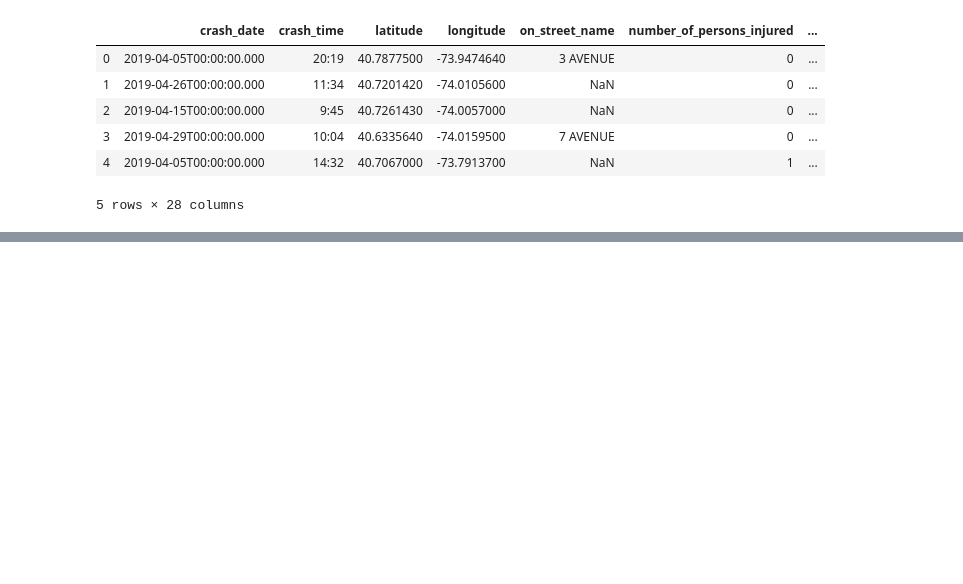
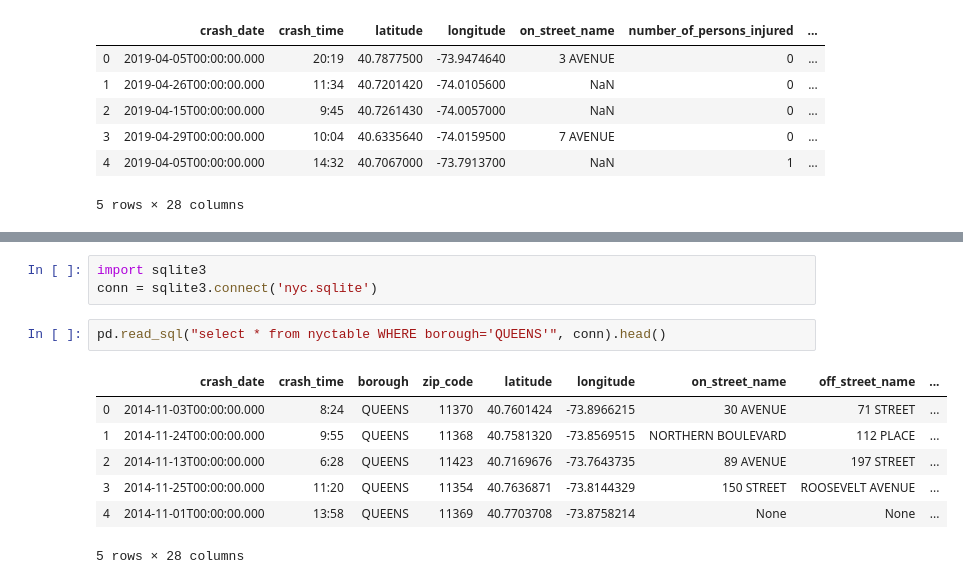
Before and after one commit to elzster/CrashApp, a Jupyter notebook: nycproject/db/API Parse.ipynb, the cells around one changed output, grey strips where cells are left out. Drawn from its saved outputs; the diff is of its cells as text; blank space fills up the shorter version.

```diff
--- a/nycproject/db/API Parse.ipynb
+++ b/nycproject/db/API Parse.ipynb
@@ -79,3 +79,16 @@ pd.read_sql('select * from nyctable', conn)
 | 498 | 2019-04-03T00:00:00.000 | 21:25 | 40.7074700 | -73.9100700 | GREENE AVENUE | 1 | ... |
 | 499 | 2019-04-23T00:00:00.000 | 10:50 | 40.8202930 | -73.9437800 | WEST 141 STREET | 0 | ... |
 500 rows × 28 columns
+# %%
+import sqlite3
+conn = sqlite3.connect('nyc.sqlite')
+# %%
+pd.read_sql("select * from nyctable WHERE borough='QUEENS'", conn).head()
+# %% [output]
+|  | crash_date | crash_time | borough | zip_code | latitude | longitude | on_street_name | off_street_name | ... |
+| 0 | 2014-11-03T00:00:00.000 | 8:24 | QUEENS | 11370 | 40.7601424 | -73.8966215 | 30 AVENUE | 71 STREET | ... |
+| 1 | 2014-11-24T00:00:00.000 | 9:55 | QUEENS | 11368 | 40.7581320 | -73.8569515 | NORTHERN BOULEVARD | 112 PLACE | ... |
+| 2 | 2014-11-13T00:00:00.000 | 6:28 | QUEENS | 11423 | 40.7169676 | -73.7643735 | 89 AVENUE | 197 STREET | ... |
+| 3 | 2014-11-25T00:00:00.000 | 11:20 | QUEENS | 11354 | 40.7636871 | -73.8144329 | 150 STREET | ROOSEVELT AVENUE | ... |
+| 4 | 2014-11-01T00:00:00.000 | 13:58 | QUEENS | 11369 | 40.7703708 | -73.8758214 | None | None | ... |
+5 rows × 28 columns
```
Also changed, not shown: parts of 1 cell of this notebook, 7 other files.
